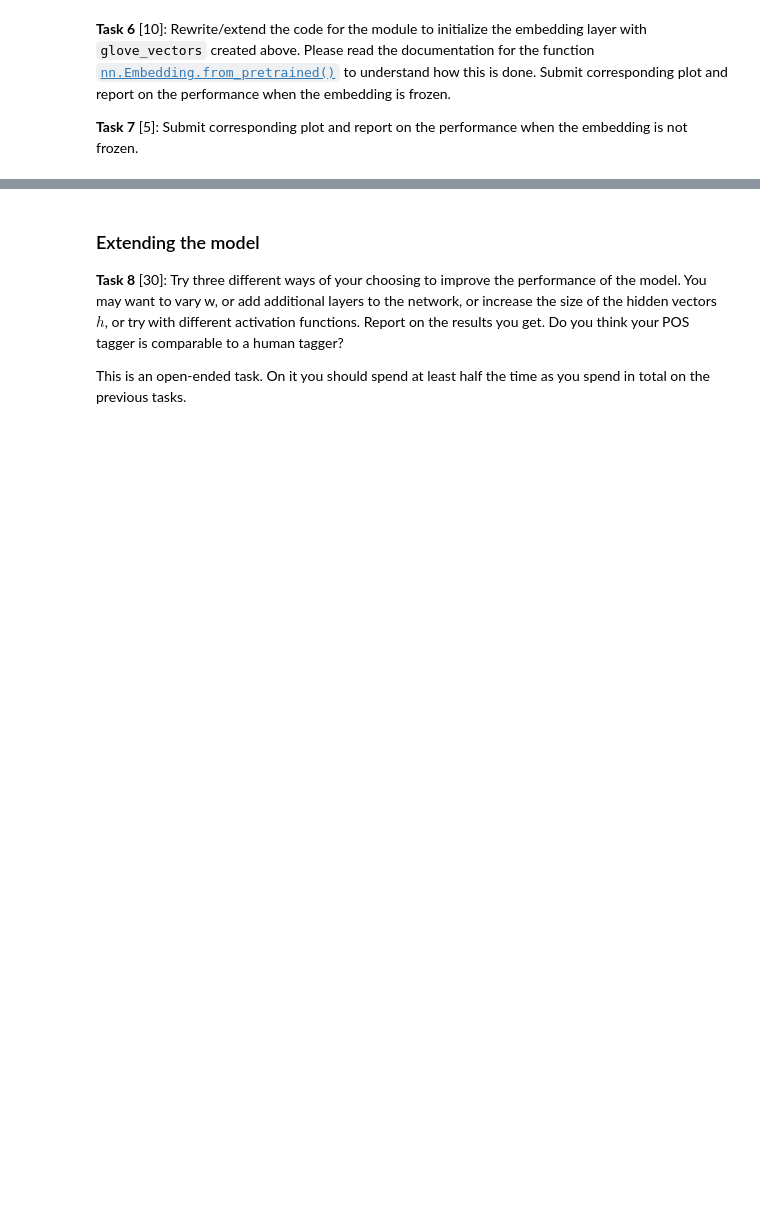
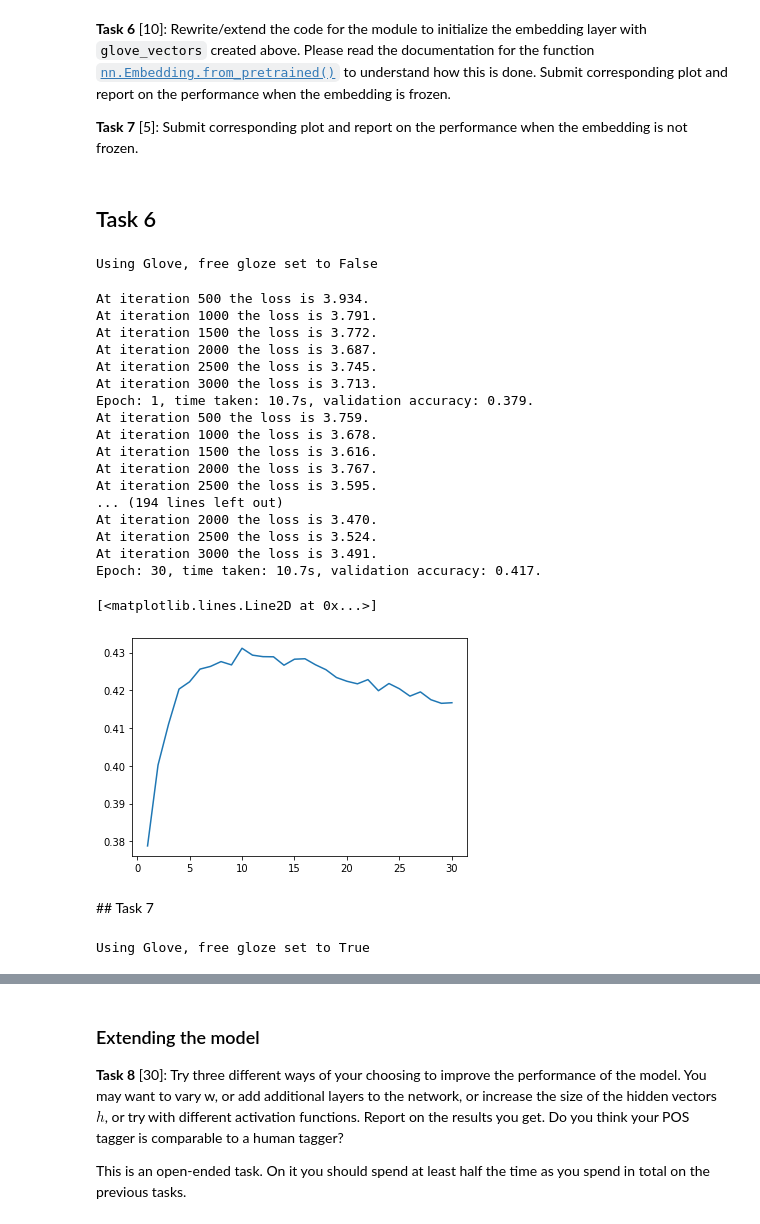
Before and after one commit to advanced-ML-hwrepo/homework_3, a Jupyter notebook: hw3.ipynb, the cells around one changed output, grey strips where cells are left out. Cells and saved outputs as stored; diff of their text form; code cells hidden in the pictures; blank space fills up the shorter version.

```diff
--- a/hw3.ipynb
+++ b/hw3.ipynb
@@ -415,3 +516,63 @@ glove_vectors = glove.get_vecs_by_tokens(vocab_words.get_itos())
 **Task 6** [10]: Rewrite/extend the code for the module to initialize the embedding layer with `glove_vectors` created above.  Please read the documentation for the function [`nn.Embedding.from_pretrained()`](https://pytorch.org/docs/master/generated/torch.nn.Embedding.html#torch.nn.Embedding.from_pretrained) to understand how this is done. Submit corresponding plot and report on the performance when the embedding is frozen.
 
 **Task 7** [5]: Submit corresponding plot and report on the performance when the embedding is not frozen.
+# %% [markdown]
+## Task 6
+# %%
+model = NNPOSTagger(window_size = WINDOW_SIZE,
+                    vocab_size = len(vocab_words),
+                     embedding_dim = 300,
+                     hidden_dim = 128,
+                     output_dim = len(vocab_ud),
+                     nonlinearity = nn.Tanh(),
+                     use_glove = glove_vectors,
+                     freeze_glove = False).to(device)
+# %% [output]
+Using Glove, free gloze set to False
+# %%
+EPOCHS = 30 # epoch
+optimizer = torch.optim.Adam(model.parameters(), lr=1e-4)
+
+accuracies=[]
+for epoch in range(1, EPOCHS + 1):
+    epoch_start_time = time.time()
+    train_an_epoch(train_dataloader)
+    accuracy = get_accuracy(valid_dataloader)
+    accuracies.append(accuracy)
+    time_taken = time.time() - epoch_start_time
+    print(f'Epoch: {epoch}, time taken: {time_taken:.1f}s, validation accuracy: {accuracy:.3f}.')
+
+plt.plot(range(1, EPOCHS+1), accuracies)
+# %% [output]
+At iteration 500 the loss is 3.934.
+At iteration 1000 the loss is 3.791.
+At iteration 1500 the loss is 3.772.
+At iteration 2000 the loss is 3.687.
+At iteration 2500 the loss is 3.745.
+At iteration 3000 the loss is 3.713.
+Epoch: 1, time taken: 10.7s, validation accuracy: 0.379.
+At iteration 500 the loss is 3.759.
+At iteration 1000 the loss is 3.678.
+At iteration 1500 the loss is 3.616.
+At iteration 2000 the loss is 3.767.
+At iteration 2500 the loss is 3.595.
+... (194 lines left out)
+At iteration 2000 the loss is 3.470.
+At iteration 2500 the loss is 3.524.
+At iteration 3000 the loss is 3.491.
+Epoch: 30, time taken: 10.7s, validation accuracy: 0.417.
+[<matplotlib.lines.Line2D at 0x...>]
+[figure, added]
+# %% [markdown]
+## Task 7
+# %%
+model = NNPOSTagger(window_size = WINDOW_SIZE,
+                    vocab_size = len(vocab_words),
+                     embedding_dim = 300,
+                     hidden_dim = 128,
+                     output_dim = len(vocab_ud),
+                     nonlinearity = nn.Tanh(),
+                     use_glove = glove_vectors,
+                     freeze_glove = True).to(device)
+# %% [output]
+Using Glove, free gloze set to True
```
Also changed, not shown: parts of 16 cells of this notebook.
